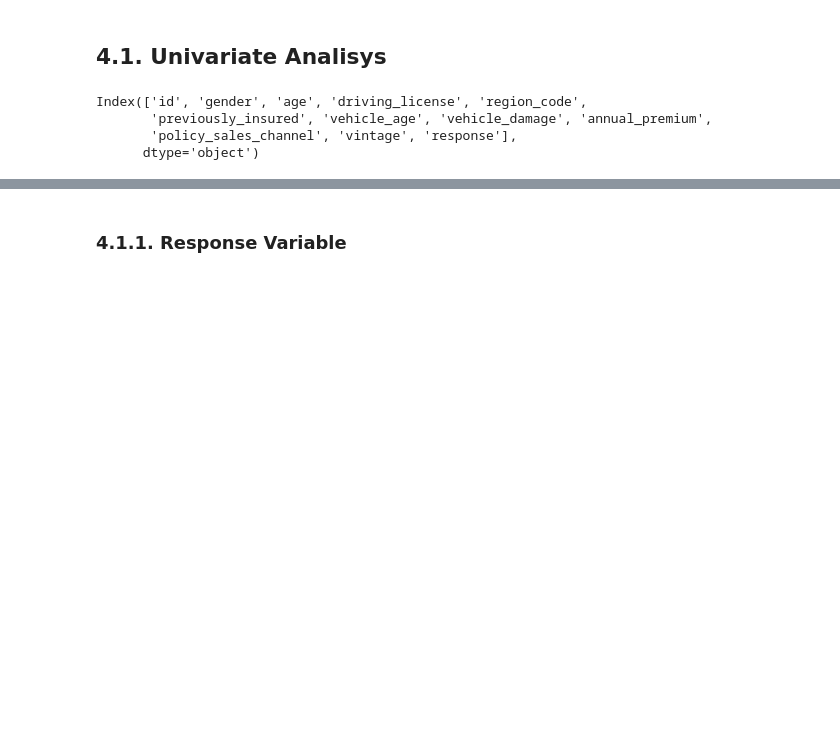
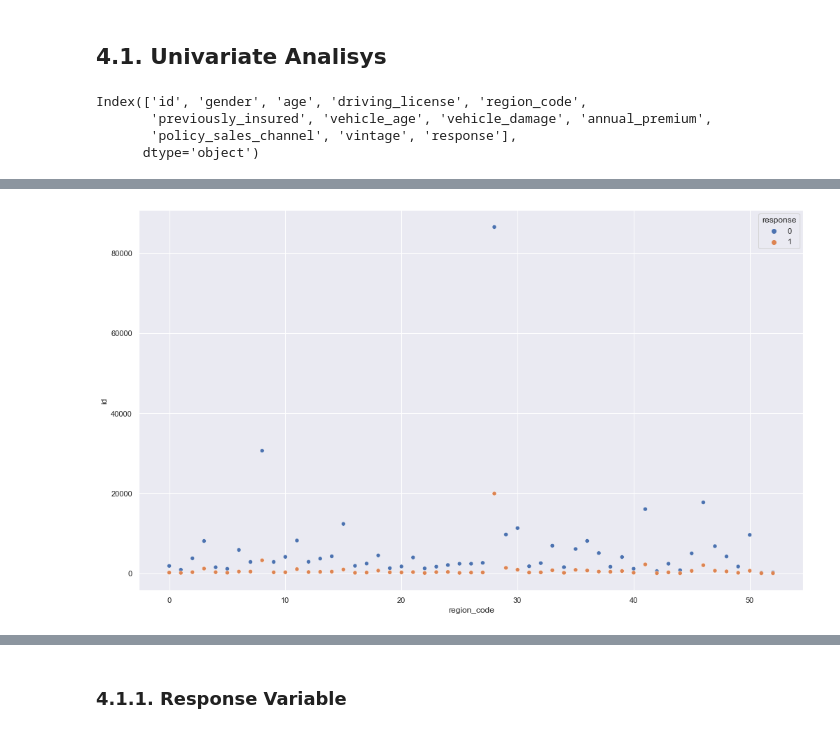
Before and after one commit to ThiagoBorgesLima/health_insurance, a Jupyter notebook: notebooks/mdfl_health_insurance_cross_sell.ipynb, the cells around one changed output, grey strips where cells are left out. Cells and saved outputs as stored; diff of their text form; code cells hidden in the pictures; blank space fills up the shorter version.

```diff
--- a/notebooks/mdfl_health_insurance_cross_sell.ipynb
+++ b/notebooks/mdfl_health_insurance_cross_sell.ipynb
@@ -173,2 +214,8 @@ Index(['id', 'gender', 'age', 'driving_license', 'region_code',
+# %%
+#region_code
+aux = df4[['id', 'region_code', 'response']].groupby( ['region_code', 'response'] ).count().reset_index()
+sns.scatterplot( x='region_code', y='id', hue='response', data=aux);
+# %% [output]
+[figure, added]
 # %%
 #gender
```
Also changed, not shown: parts of 15 cells of this notebook.
